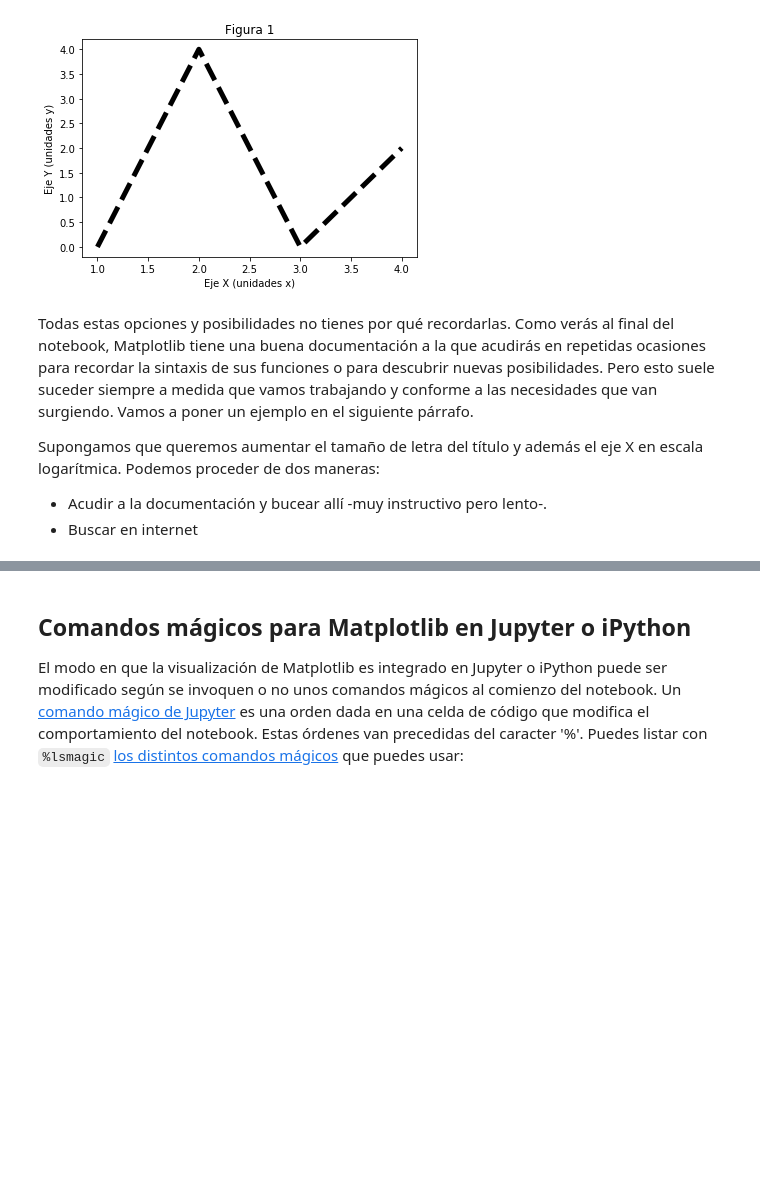
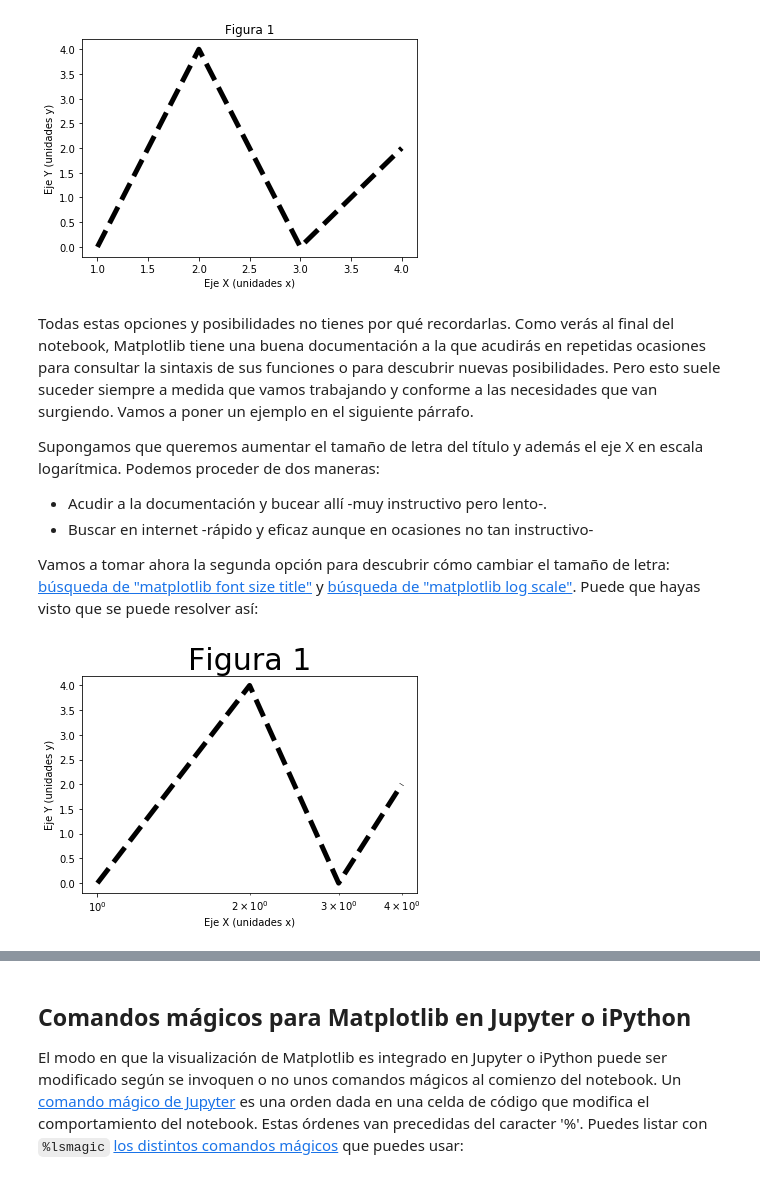
Before and after one commit to uibcdf/Academia, a Jupyter notebook: Python/Matplotlib.ipynb, the cells around one changed output, grey strips where cells are left out. Cells and saved outputs as stored; diff of their text form; code cells hidden in the pictures; blank space fills up the shorter version.

Commit message:
casi terminado Matplotlib

```diff
--- a/Python/Matplotlib.ipynb
+++ b/Python/Matplotlib.ipynb
@@ -118,9 +118,20 @@ plt.show()
 # %% [output]
 [figure]
 # %% [markdown]
-Todas estas opciones y posibilidades no tienes por qué recordarlas. Como verás al final del notebook, Matplotlib tiene una buena documentación a la que acudirás en repetidas ocasiones para recordar la sintaxis de sus funciones o para descubrir nuevas posibilidades. Pero esto suele suceder siempre a medida que vamos trabajando y conforme a las necesidades que van surgiendo. Vamos a poner un ejemplo en el siguiente párrafo.
+Todas estas opciones y posibilidades no tienes por qué recordarlas. Como verás al final del notebook, Matplotlib tiene una buena documentación a la que acudirás en repetidas ocasiones para consultar la sintaxis de sus funciones o para descubrir nuevas posibilidades. Pero esto suele suceder siempre a medida que vamos trabajando y conforme a las necesidades que van surgiendo. Vamos a poner un ejemplo en el siguiente párrafo.
 
 Supongamos que queremos aumentar el tamaño de letra del título y además el eje X en escala logarítmica. Podemos proceder de dos maneras:
 
   - Acudir a la documentación y bucear allí -muy instructivo pero lento-.
-  - Buscar en internet
+  - Buscar en internet -rápido y eficaz aunque en ocasiones no tan instructivo-
+
+Vamos a tomar ahora la segunda opción para descubrir cómo cambiar el tamaño de letra: [búsqueda de "matplotlib font size title"](https://www.google.com.mx/search?q=change+font+size+title+matplotlib) y [búsqueda de "matplotlib log scale"](https://www.google.com.mx/search?q=log+scale+matplotlib). Puede que hayas visto que se puede resolver así:
+# %%
+plt.plot(puntos_x, puntos_y,'--', color = "k", linewidth = 5.0)
+plt.title("Figura 1",fontsize=30)
+plt.xlabel("Eje X (unidades x)")
+plt.ylabel("Eje Y (unidades y)")
+plt.xscale("log")
+plt.show()
+# %% [output]
+[figure, added]
```
Also changed, not shown: parts of 38 cells of this notebook.
